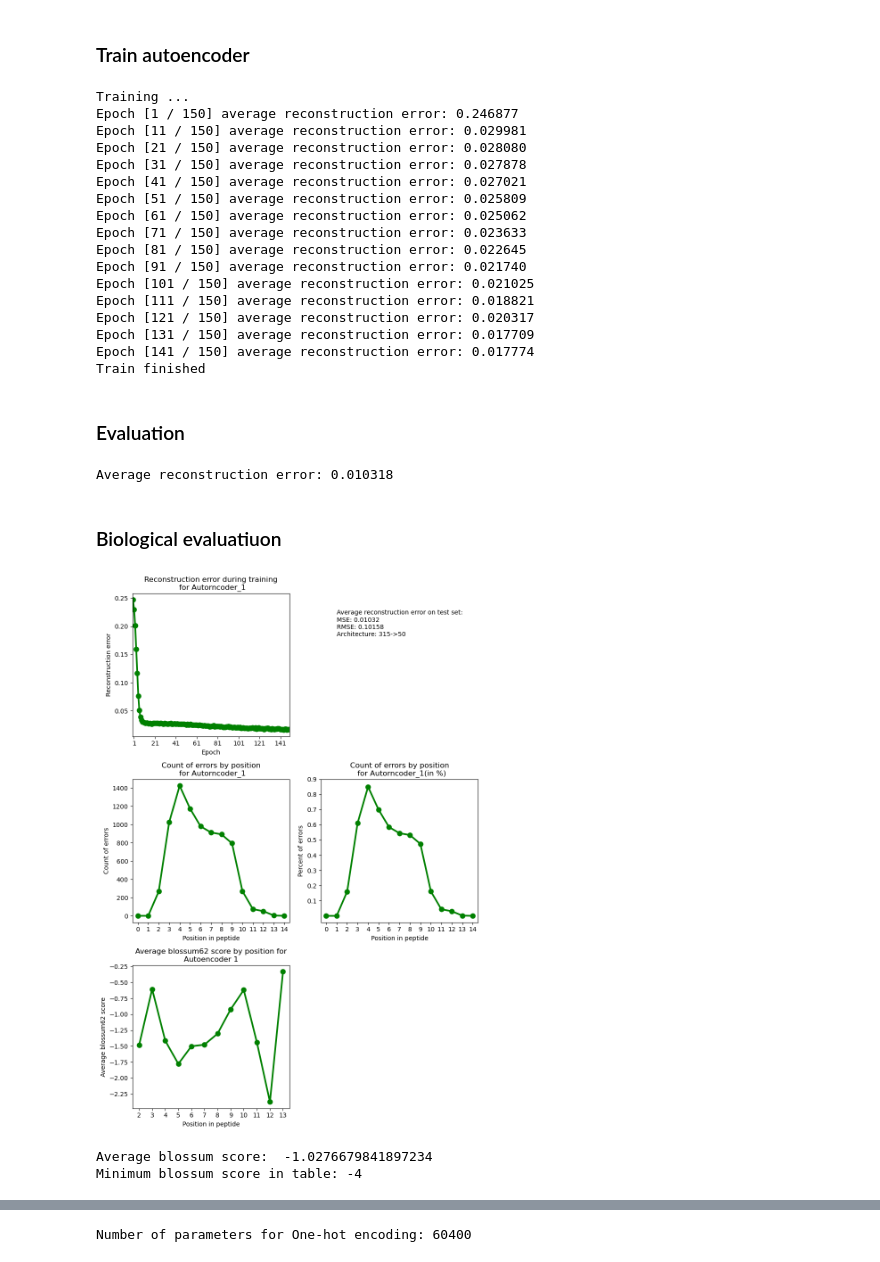
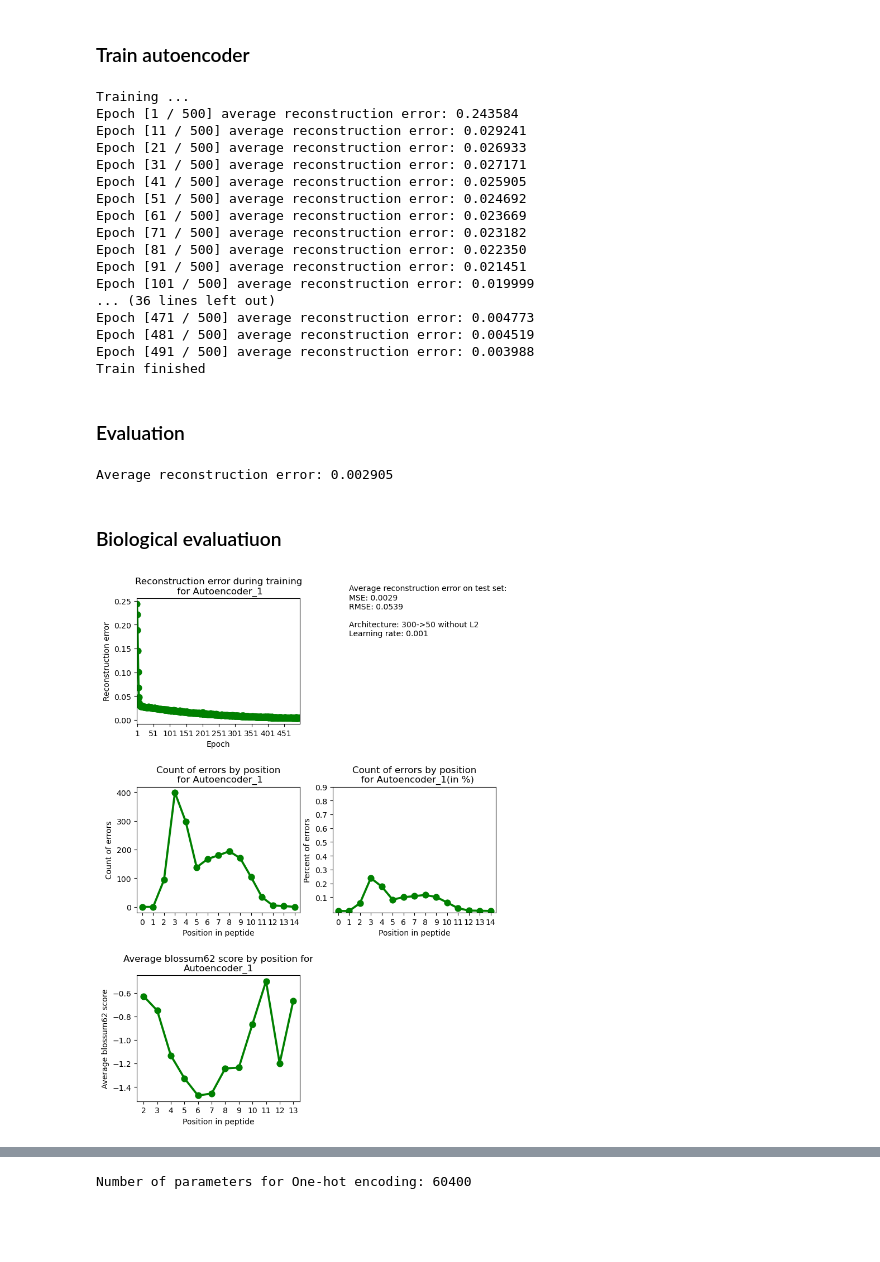
Before and after one commit to antigenomics/tcrenc, a Jupyter notebook: Peptides_encoding(One-hot).ipynb, the cells around one changed output, grey strips where cells are left out. Cells and saved outputs as stored; diff of their text form; code cells hidden in the pictures; blank space fills up the shorter version.

Commit message:
Try different architechures with different epoch number. Try without L2 regularization.

```diff
--- a/Peptides_encoding(One-hot).ipynb
+++ b/Peptides_encoding(One-hot).ipynb
@@ -65,7 +65,7 @@ for i in range(len(pep_test_list)):
 ## Set parameters for ml
 # %%
 latent_dims = 200
-num_epochs = 150
+num_epochs = 500
 batch_size = int(round(len(pep_train_list)/6))
 learning_rate = 1e-3
 use_gpu = True
@@ -98,6 +98,6 @@ oh_dl_test = torch.utils.data.DataLoader(oh_dataset_test, batch_size=batch_size,
 # %%
 numb = 1
-autoencoder_arch = '315->50'
+autoencoder_arch = '300->50 without L2'
 
 class Encoder(nn.Module):
     def __init__(self):
@@ -138,7 +138,7 @@ print('Number of parameters for One-hot encoding: %d' % num_params)
 
 loss_function = nn.MSELoss()
 
-optimizer = torch.optim.Adam(autoencoder_1.parameters(), lr = learning_rate, weight_decay = 1e-5)
+optimizer = torch.optim.Adam(autoencoder_1.parameters(), lr = learning_rate)
 # %% [output]
 Number of parameters for One-hot encoding: 30350
 # %% [markdown]
@@ -182,21 +182,21 @@ for epoch in range(num_epochs):
 print('Train finished')
 # %% [output]
 Training ...
-Epoch [1 / 150] average reconstruction error: 0.246877
-Epoch [11 / 150] average reconstruction error: 0.029981
-Epoch [21 / 150] average reconstruction error: 0.028080
-Epoch [31 / 150] average reconstruction error: 0.027878
-Epoch [41 / 150] average reconstruction error: 0.027021
-Epoch [51 / 150] average reconstruction error: 0.025809
-Epoch [61 / 150] average reconstruction error: 0.025062
-Epoch [71 / 150] average reconstruction error: 0.023633
-Epoch [81 / 150] average reconstruction error: 0.022645
-Epoch [91 / 150] average reconstruction error: 0.021740
-Epoch [101 / 150] average reconstruction error: 0.021025
-Epoch [111 / 150] average reconstruction error: 0.018821
-Epoch [121 / 150] average reconstruction error: 0.020317
-Epoch [131 / 150] average reconstruction error: 0.017709
-Epoch [141 / 150] average reconstruction error: 0.017774
+Epoch [1 / 500] average reconstruction error: 0.243584
+Epoch [11 / 500] average reconstruction error: 0.029241
+Epoch [21 / 500] average reconstruction error: 0.026933
+Epoch [31 / 500] average reconstruction error: 0.027171
+Epoch [41 / 500] average reconstruction error: 0.025905
+Epoch [51 / 500] average reconstruction error: 0.024692
+Epoch [61 / 500] average reconstruction error: 0.023669
+Epoch [71 / 500] average reconstruction error: 0.023182
+Epoch [81 / 500] average reconstruction error: 0.022350
+Epoch [91 / 500] average reconstruction error: 0.021451
+Epoch [101 / 500] average reconstruction error: 0.019999
+... (36 lines left out)
+Epoch [471 / 500] average reconstruction error: 0.004773
+Epoch [481 / 500] average reconstruction error: 0.004519
+Epoch [491 / 500] average reconstruction error: 0.003988
 Train finished
 # %% [markdown]
 ### Evaluation
@@ -257,7 +257,7 @@ for i in range(pep_test_oh_aft.shape[0]):
     pep_test_list_bef_ae.append(pepcode.one_hot_decode(pep_test_oh_bef[i]))
     pep_test_list_aft_ae.append(pepcode.one_hot_decode(pep_test_oh_aft[i]))
 # %% [output]
-Average reconstruction error: 0.010318
+Average reconstruction error: 0.002905
 # %% [markdown]
 ### Biological evaluatiuon
 # %%
@@ -276,31 +276,25 @@ for i in range(len_seq):
     if err_count[i] !=0:
         avg_blos_score[i]=blos_score[i]/err_count[i]
 # %%
-fig, axs = plt.subplots(3,2, figsize = [10, 15])
+fig, axs = plt.subplots(3,2, figsize = [8.3, 11.7])
 sns.pointplot(train_loss_avg_1, color = 'green', ax=axs[0, 0])
 sns.pointplot(err_count, color = 'green', ax=axs[1, 0])
 sns.pointplot(err_count/len(pep_test_list_bef_ae), color = 'green', ax=axs[1, 1])
-axs[0, 0].set(xlabel='Epoch', ylabel='Reconstruction error', title = 'Reconstruction error during training\n for Autorncoder_1', xticks=[i for i in range(1, num_epochs, 20)])
+axs[0, 0].set(xlabel='Epoch', ylabel='Reconstruction error', title = f'Reconstruction error during training\n for Autoencoder_{numb}', xticks=[i for i in range(1, num_epochs, int(num_epochs/10))])
 axs[0, 1].set(frame_on=False)
 axs[0, 1].set_xticks([])
 axs[0, 1].set_yticks([])
-axs[0, 1].text(x=0.1, y=0.7, s=f'Average reconstruction error on test set:\nMSE: {round(test_loss_avg_1, 5)}\nRMSE: {round(sqrt(test_loss_avg_1), 5)}\nArchitecture: {autoencoder_arch}')
-axs[1, 0].set(xlabel='Position in peptide', ylabel='Count of errors', title='Count of errors by position\n for Autorncoder_1')
-axs[1, 1].set(xlabel='Position in peptide', ylabel='Percent of errors', title='Count of errors by position\n  for Autorncoder_1(in %)', yticks=[i/10 for i in range(1, 10)])
+axs[0, 1].text(x=0.1, y=0.7, s=f'Average reconstruction error on test set:\nMSE: {round(test_loss_avg_1, 5)}\nRMSE: {round(sqrt(test_loss_avg_1), 5)}\n\nArchitecture: {autoencoder_arch}\nLearning rate: {learning_rate}')
+axs[1, 0].set(xlabel='Position in peptide', ylabel='Count of errors', title=f'Count of errors by position\n for Autoencoder_{numb}')
+axs[1, 1].set(xlabel='Position in peptide', ylabel='Percent of errors', title=f'Count of errors by position\n  for Autoencoder_{numb}(in %)', yticks=[i/10 for i in range(1, 10)])
 sns.pointplot(x=avg_blos_score.keys(), y=avg_blos_score.values(), color='green', ax=axs[2,0])
-axs[2, 0].set(xlabel='Position in peptide', ylabel='Average blossum62 score', title='Average blossum62 score by position for\nAutoencoder 1')
-plt.subplots_adjust(wspace=0.2, hspace=0.3)
+axs[2, 0].set(xlabel='Position in peptide', ylabel='Average blossum62 score', title=f'Average blossum62 score by position for\nAutoencoder_{numb}')
+plt.subplots_adjust(wspace=0.2, hspace=0.5)
 axs[2, 1].set(frame_on=False)
 axs[2, 1].set_xticks([])
 axs[2, 1].set_yticks([])
 plt.show()
-fig.savefig(f'./Results_one_hot/{numb}_{str(date.today())}_test_{autoencoder_arch}.pdf', format='pdf')
+fig.savefig(f'./Results_one_hot/{str(date.today())}_{numb}_{autoencoder_arch}.pdf', format='pdf')
 # %% [output]
-[figure, old version]
+[figure, new version]
-# %%
-print('Average blossum score: ', sum(pepcode.blosum62.values())/len(pepcode.blosum62.values()))
-print('Minimum blossum score in table:', min(pepcode.blosum62.values()))
-# %% [output]
-Average blossum score:  -1.0276679841897234
-Minimum blossum score in table: -4
 # %% [markdown]
```
Also changed, not shown: parts of 82 cells of this notebook, 47 other files.
